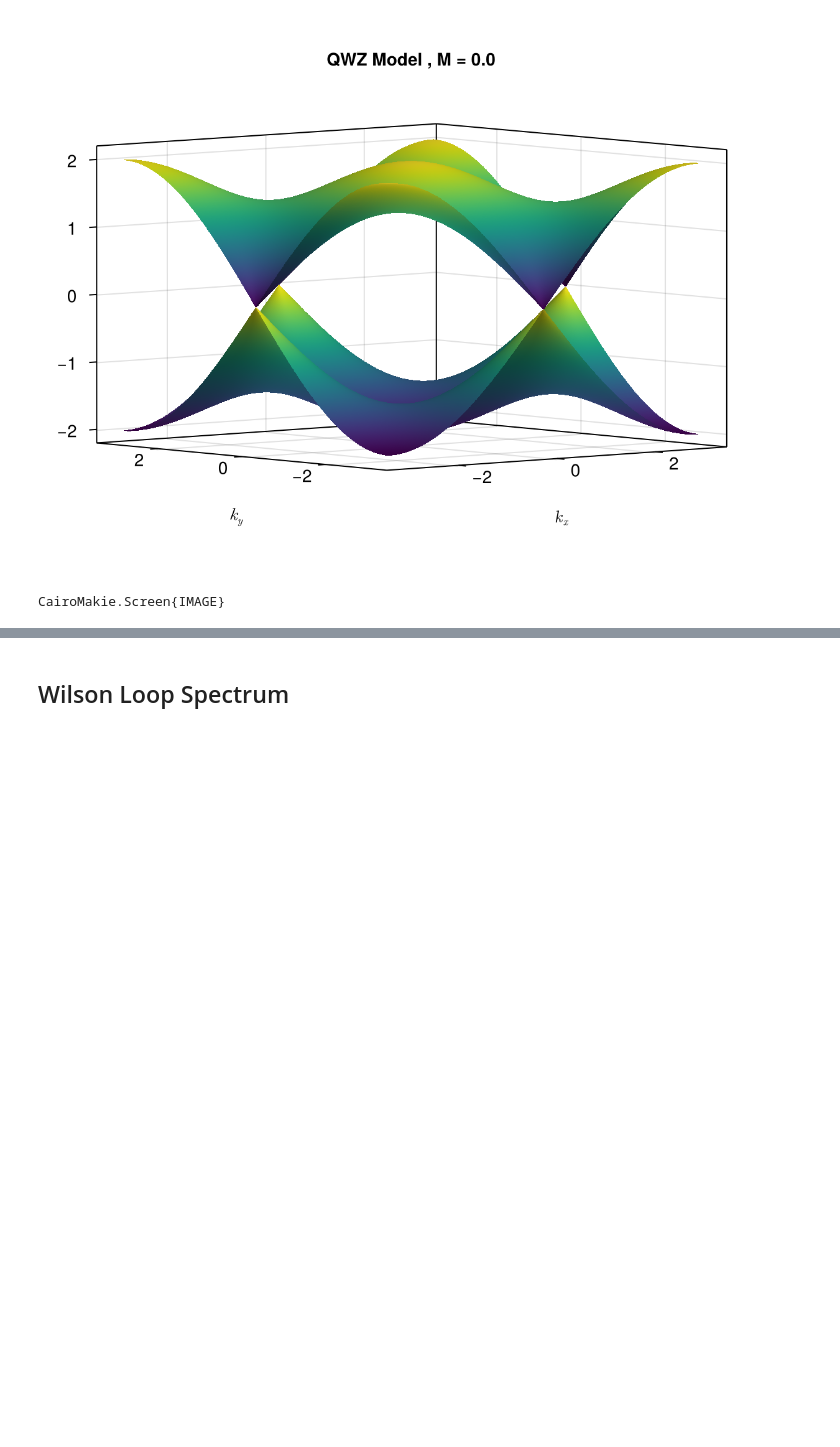
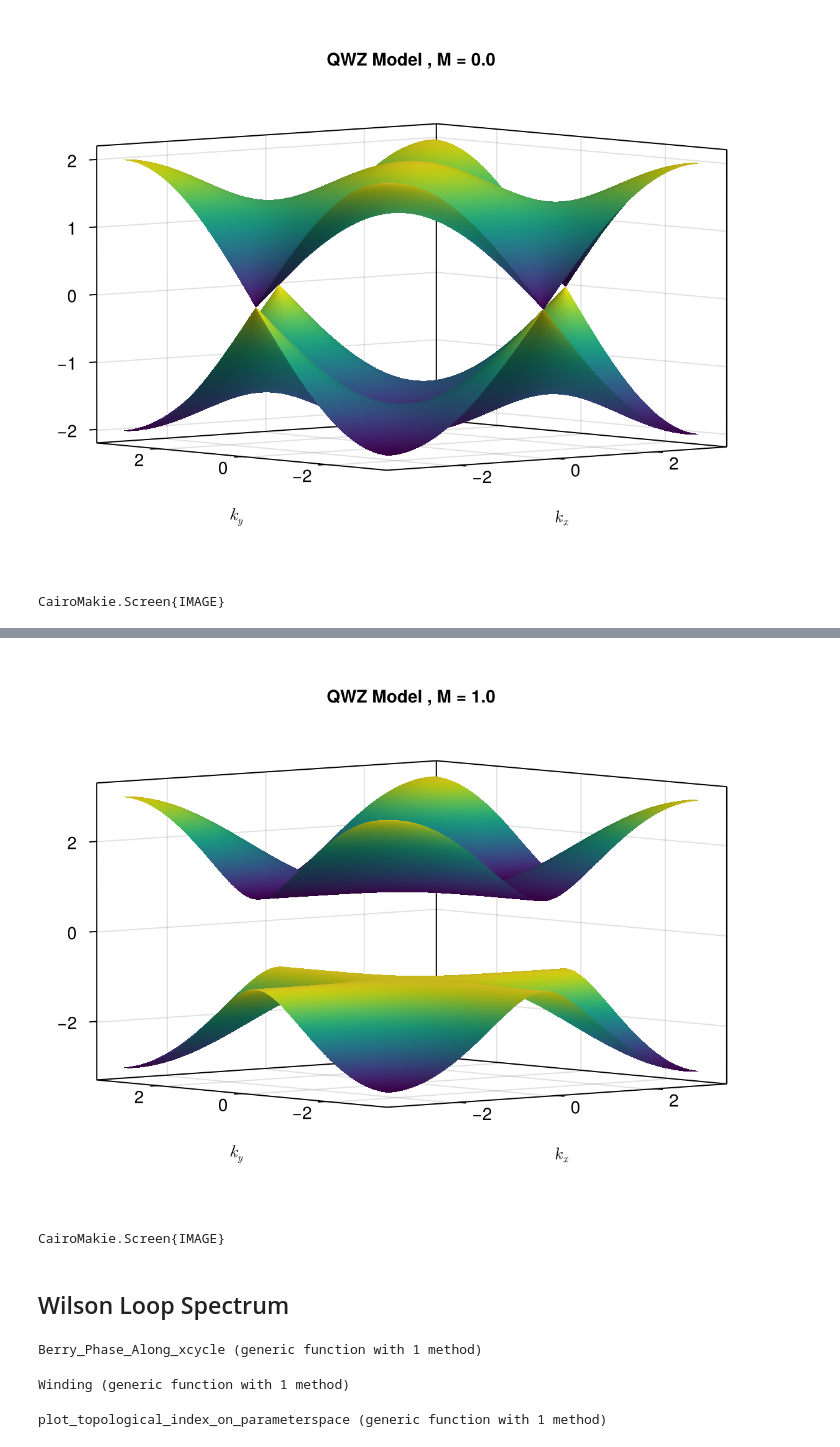
Before and after one commit to nabil-atlam/kagome, a Jupyter notebook: KagomeTransport/notebooks/Qi_Wu_Zhang_PhaseDiagram.ipynb, the cells around one changed output, grey strips where cells are left out. Drawn from its saved outputs; the diff is of its cells as text; code cells hidden in the pictures; blank space fills up the shorter version.

```diff
--- a/KagomeTransport/notebooks/Qi_Wu_Zhang_PhaseDiagram.ipynb
+++ b/KagomeTransport/notebooks/Qi_Wu_Zhang_PhaseDiagram.ipynb
@@ -79,3 +79,75 @@ plot_bands3D_QWZ(M = 2.0)
 CairoMakie.Screen{IMAGE}
+# %%
+plot_bands3D_QWZ(M = 1.0)
+# %% [output]
+[figure, added]
+CairoMakie.Screen{IMAGE}
 # %% [markdown]
 ## Wilson Loop Spectrum ##
+# %%
+@inline function Wilson_Loop_fixed_ycycle(ps_ky::Vector{Vector{Float64}}, M::Float64)
+    """
+    This is similar to the Wilson loop computation in the SSH model,
+    I think it is possible to work out a connection between the two models (Dimensional reduction ?)
+    """
+    spectrum = eigensystem_QWZ.(ps_ky, Ref(M))
+
+    # get eigenmodes
+    U_grid     = map(x -> x.vectors, spectrum)
+    U_band     = map(x -> x[:, 1], U_grid)
+    # so far, we have the eigenmodes of the band at all points of the momentum space grid
+    res::ComplexF64 = 1.0 + 0.0 * im
+    #res = Matrix{ComplexF64}(I, 2, 2)
+    for n ∈ 1 : 1000
+        res *= U_band[n]' * U_band[mod1(n + 1, 1000)]
+    end
+    angle(res)
+end
+
+
+@inline function Berry_Phase_Along_xcycle(M::Float64)
+    """
+    Compute the Berry phase along the x cycle -- Goal is to calculate its monodromy
+    """
+    nps = 100
+    ps_kx = LinRange(-pi, pi, 1000)
+    phase_vals = Vector{Float64}(undef, 1000)
+    for (n, kx) ∈ enumerate(ps_kx)
+        kps = Vector{Float64}[[kx, ky] for ky ∈ LinRange(-pi, pi, 1000)]
+        phase_vals[n] = Wilson_Loop_fixed_ycycle(kps, M)
+    end
+    phase_vals / 2π
+end
+# %% [output]
+Berry_Phase_Along_xcycle (generic function with 1 method)
+# %%
+function Winding(fvals)
+    nvals = size(fvals, 1)
+    res::Float64 = 0.0
+    for n ∈ 1 : nvals - 1
+        nnext = n + 1
+        diff = fvals[nnext] - fvals[n]
+        res += diff
+    end
+    res
+end
+# %% [output]
+Winding (generic function with 1 method)
+# %%
+function plot_topological_index_on_parameterspace()
+    # grid in parameter space
+    ps = range(-2.5, 2.5, length = 100)
+    # compute the topological index for each point in the parameter space
+    Cs = Vector{Float64}(undef, 100)
+    for (n, M) ∈ enumerate(ps)
+        Cs[n] = Winding(Berry_Phase_Along_xcycle(M))
+    end
+    f = Figure()
+    ax = Axis(f[1, 1], title="Chern number of the QWZ model over parameter space. ")
+    ax.xlabel = L"M"
+    ax.ylabel = "Chern Number"
+    lines!(ax, ps, Cs, color = :blue, linewidth = 2)
+    f
+end
+# %% [output]
+plot_topological_index_on_parameterspace (generic function with 1 method)
```
Also changed, not shown: parts of 5 cells of this notebook.
